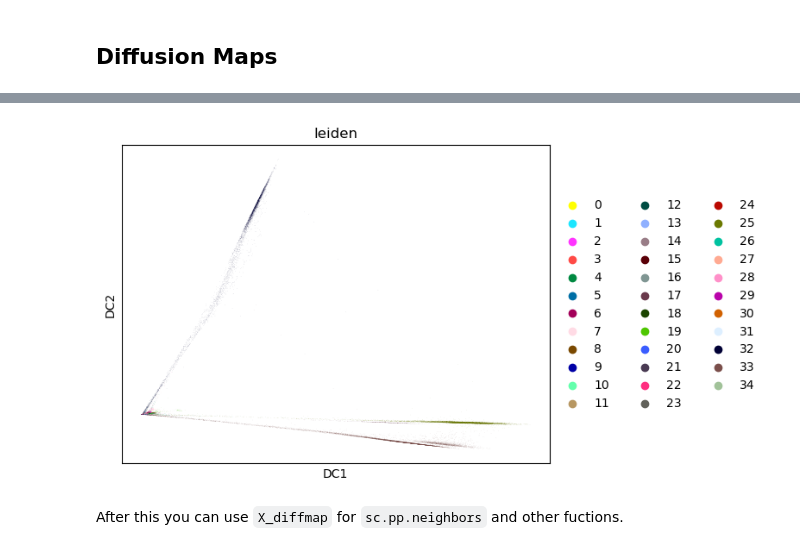
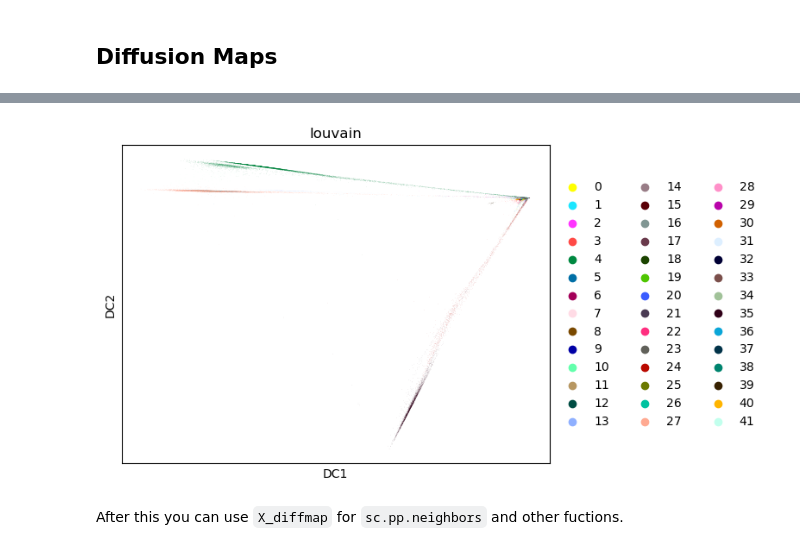
Before and after one commit to scverse/rapids_singlecell, a Jupyter notebook: docs/notebooks/demo_gpu-seuratv3-brain-1M.ipynb, the cells around one changed output, grey strips where cells are left out. Drawn from its saved outputs; the diff is of its cells as text; code cells hidden in the pictures.

```diff
--- a/docs/notebooks/demo_gpu-seuratv3-brain-1M.ipynb
+++ b/docs/notebooks/demo_gpu-seuratv3-brain-1M.ipynb
@@ -330,7 +329,7 @@ Wall time: 2.65 s
 # %%
-sc.pl.diffmap(adata, color='leiden')
+sc.pl.diffmap(adata, color='louvain')
 # %% [output]
-[figure, old version]
+[figure, new version]
 # %% [markdown]
 After this you can use `X_diffmap` for `sc.pp.neighbors` and other fuctions.
 # %%
```
Also changed, not shown: parts of 40 cells of this notebook, 3 other files.
